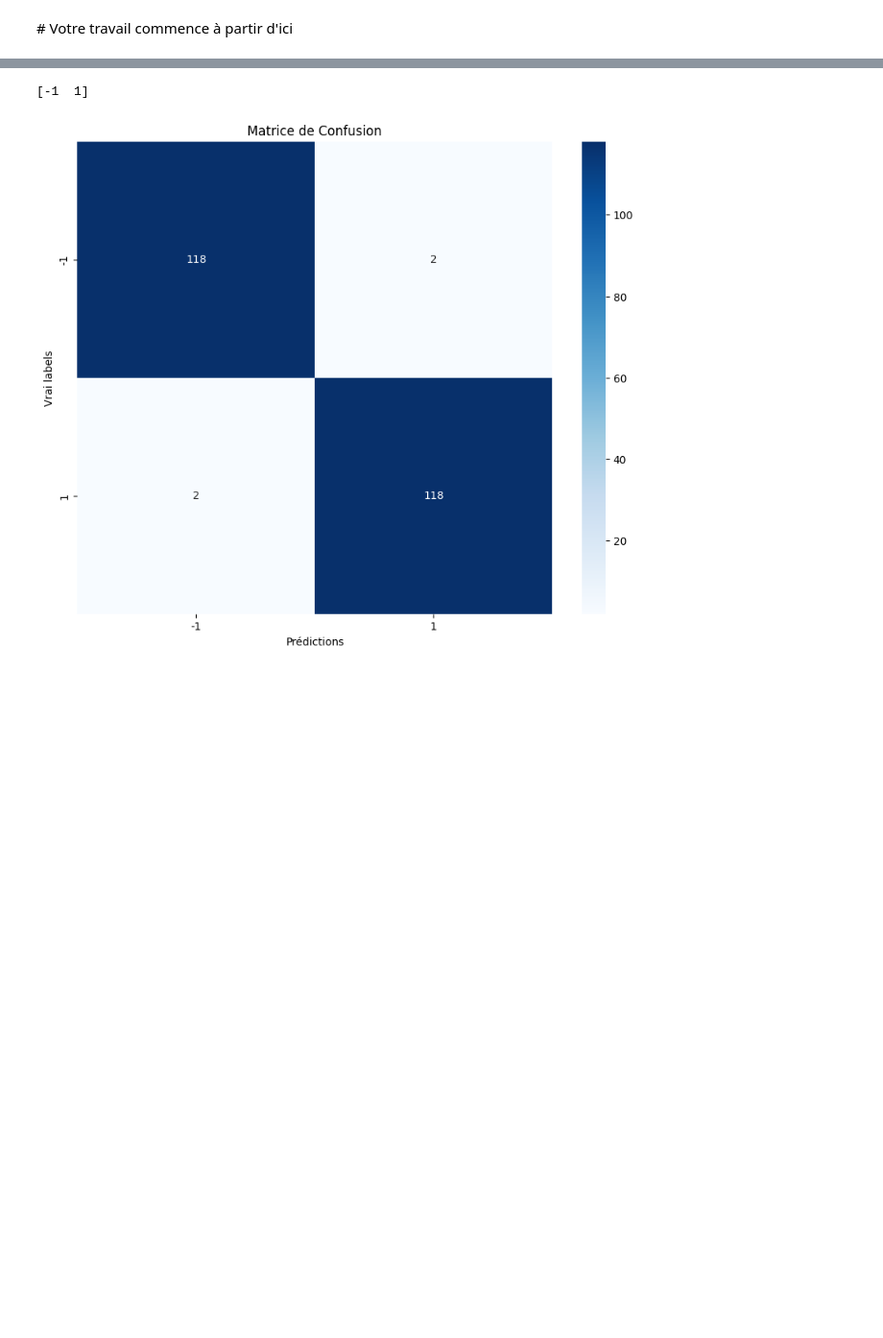
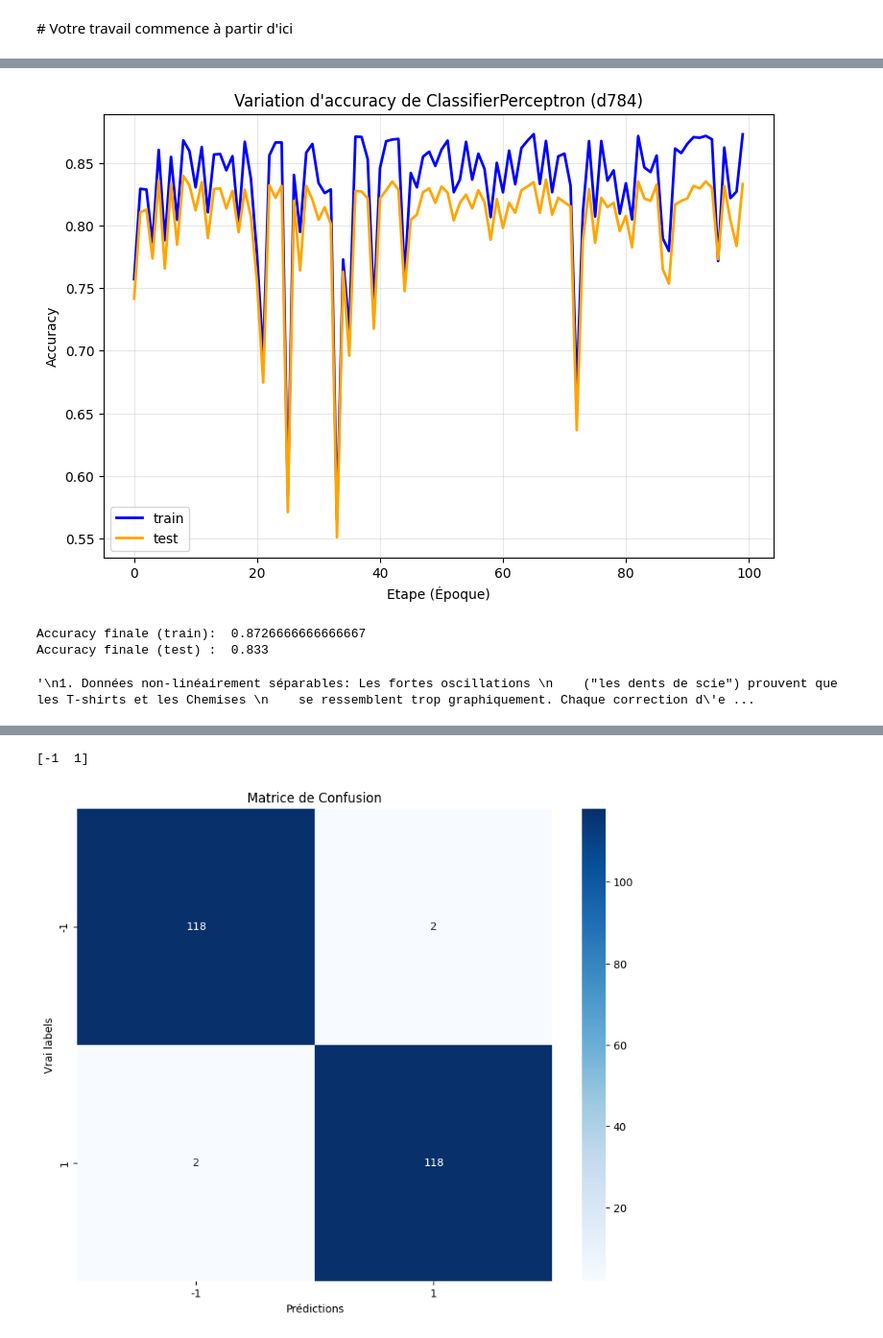
Before and after one commit to Aooooult/fashion-mnist-project, a Jupyter notebook: Projet/projet-GURENKO_NOEL.ipynb, the cells around one changed output, grey strips where cells are left out. Shown at 96% size. Drawn from its saved outputs; the diff is of its cells as text; code cells hidden in the pictures; blank space fills up the shorter version.

Commit message:
add methode d'evaluation: accuracy + discription

```diff
--- a/Projet/projet-GURENKO_NOEL.ipynb
+++ b/Projet/projet-GURENKO_NOEL.ipynb
@@ -322,0 +340,63 @@ vis.plot2DTrainTestSet(X_tr_sampled, Y_tr_sampled, X_te_sampled, Y_te_sampled, n
+# %%
+"""
+DEUXIEME ETAPE: Evaluation des classifiers binaires via accuracy
+"""
+np.random.seed(42)
+learning_rate = 0.01
+
+n_features = X_train_pixels.shape[1]
+perseptron = cl.ClassifierPerceptron(n_features, learning_rate, True, False)
+
+train_acc = []
+test_acc = []
+
+Y_test_raw_bin = np.where(Y_test_raw == 0, -1, 1)
+Y_train_raw_bin = np.where(Y_train_raw == 0, -1, 1)
+
+N = 100
+for i in range(0, N):
+    perseptron.train_step(X_train_pixels, Y_train_raw_bin)
+
+    acc_tr = perseptron.accuracy(X_train_pixels, Y_train_raw_bin)
+    acc_te = perseptron.accuracy(X_test_pixels, Y_test_raw_bin)
+
+    train_acc.append(acc_tr)
+    test_acc.append(acc_te)
+
+plt.figure(figsize=(9, 6))
+plt.title(f"Variation d'accuracy de {perseptron}")
+courbe_train = plt.plot(train_acc, label='train', color='blue', linewidth=2)
+courbe_test = plt.plot(test_acc, label='test', color='orange', linewidth=2)
+plt.legend(handles=[courbe_train[0], courbe_test[0]])
+plt.ylabel('Accuracy')
+plt.xlabel("Etape (Époque)")
+plt.grid(True, alpha=0.3)
+plt.show()
+
+print("Accuracy finale (train): ", train_acc[-1])
+print("Accuracy finale (test) : ", test_acc[-1])
+# %% [output]
+[figure, added]
+Accuracy finale (train):  0.8726666666666667
+Accuracy finale (test) :  0.833
+# %%
+### Analyse simplifiée de la courbe du Perceptron
+"""
+1. Données non-linéairement séparables: Les fortes oscillations
+    ("les dents de scie") prouvent que les T-shirts et les Chemises
+    se ressemblent trop graphiquement. Chaque correction d'erreur
+    déplace brutalement la frontière, détruisant temporairement
+    les performances globales.
+2. Instabilité de l'apprentissage: L'accuracy finale est bonne (83.4%),
+    mais elle chute à 74% juste avant (étape 97). Cela montre que le
+    Perceptron classique dépend fortement du hasard de son point d'arrêt.
+3. Bonne généralisation: Les courbes de train et de test évoluent
+    ensemble, ce qui confirme l'absence de surapprentissage
+
+Conclusion: Ce comportement justifie scientifiquement le passage
+    au Perceptron Stable (Pocket), qui éliminera ces chutes en gardant
+    en mémoire le meilleur état historique.
+
+"""
+# %% [output]
+'\n1. Données non-linéairement séparables: Les fortes oscillations \n    ("les dents de scie") prouvent que les T-shirts et les Chemises \n    se ressemblent trop graphiquement. Chaque correction d\'e ...
```
Also changed, not shown: parts of 8 cells of this notebook, 3 other files.
